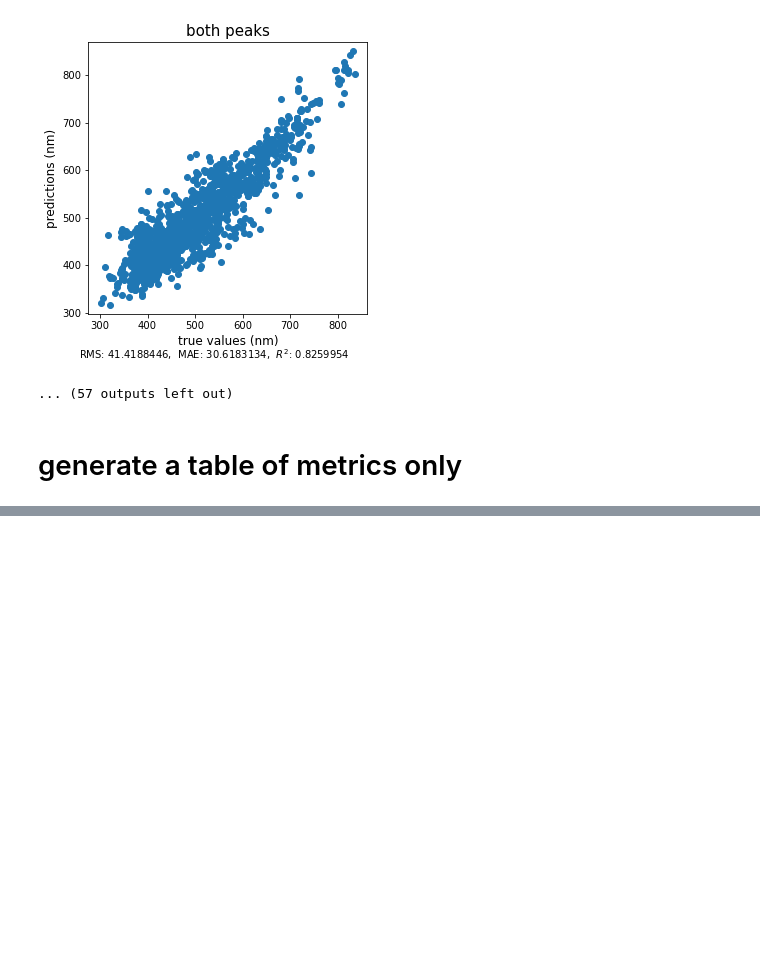
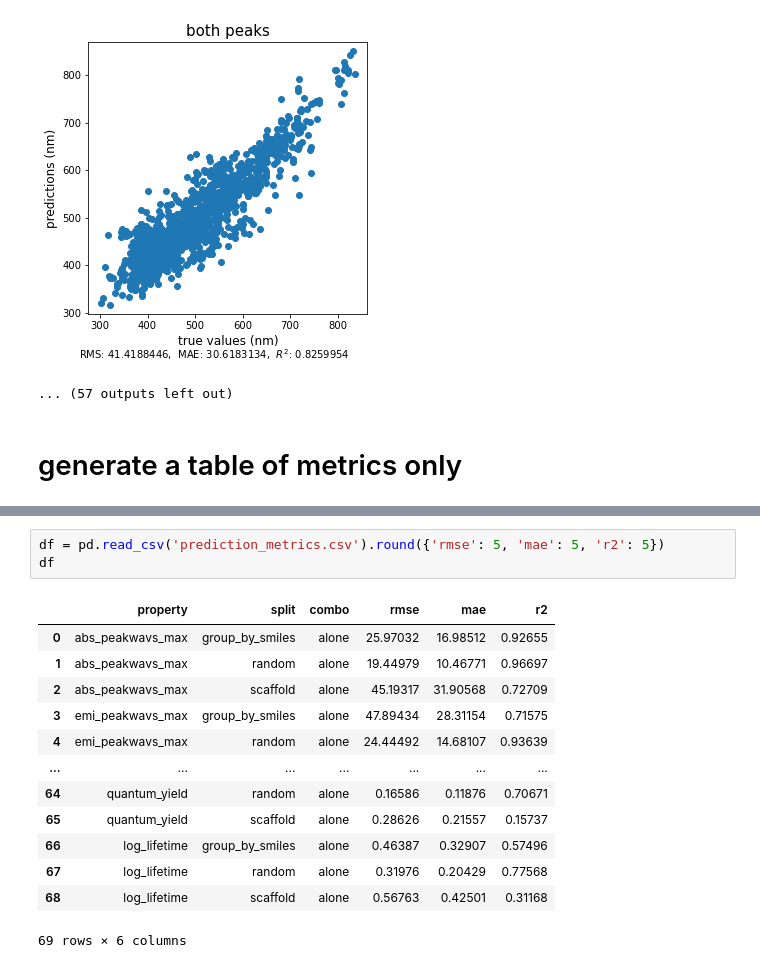
Before and after one commit to learningmatter-mit/uvvisml, a Jupyter notebook: prediction plots and metrics.ipynb, the cells around one changed output, grey strips where cells are left out. Cells and saved outputs as stored; diff of their text form; blank space fills up the shorter version.

Commit message:
generating table with prediction metrics

```diff
--- a/prediction plots and metrics.ipynb
+++ b/prediction plots and metrics.ipynb
@@ -198,0 +249,17 @@ UnsupportedOperation: not writable
+# %%
+df = pd.read_csv('prediction_metrics.csv').round({'rmse': 5, 'mae': 5, 'r2': 5})
+df
+# %% [output]
+|  | property | split | combo | rmse | mae | r2 |
+| 0 | abs_peakwavs_max | group_by_smiles | alone | 25.97032 | 16.98512 | 0.92655 |
+| 1 | abs_peakwavs_max | random | alone | 19.44979 | 10.46771 | 0.96697 |
+| 2 | abs_peakwavs_max | scaffold | alone | 45.19317 | 31.90568 | 0.72709 |
+| 3 | emi_peakwavs_max | group_by_smiles | alone | 47.89434 | 28.31154 | 0.71575 |
+| 4 | emi_peakwavs_max | random | alone | 24.44492 | 14.68107 | 0.93639 |
+| ... | ... | ... | ... | ... | ... | ... |
+| 64 | quantum_yield | random | alone | 0.16586 | 0.11876 | 0.70671 |
+| 65 | quantum_yield | scaffold | alone | 0.28626 | 0.21557 | 0.15737 |
+| 66 | log_lifetime | group_by_smiles | alone | 0.46387 | 0.32907 | 0.57496 |
+| 67 | log_lifetime | random | alone | 0.31976 | 0.20429 | 0.77568 |
+| 68 | log_lifetime | scaffold | alone | 0.56763 | 0.42501 | 0.31168 |
+69 rows × 6 columns
```
Also changed, not shown: parts of 6 cells of this notebook, 5 other files.
